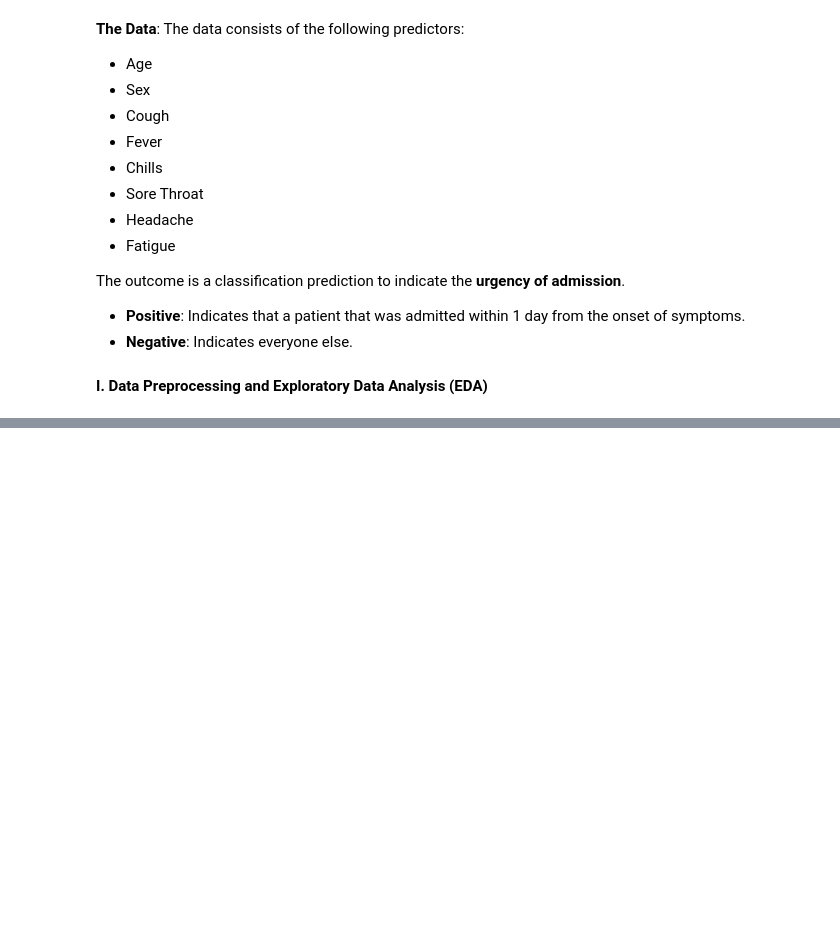
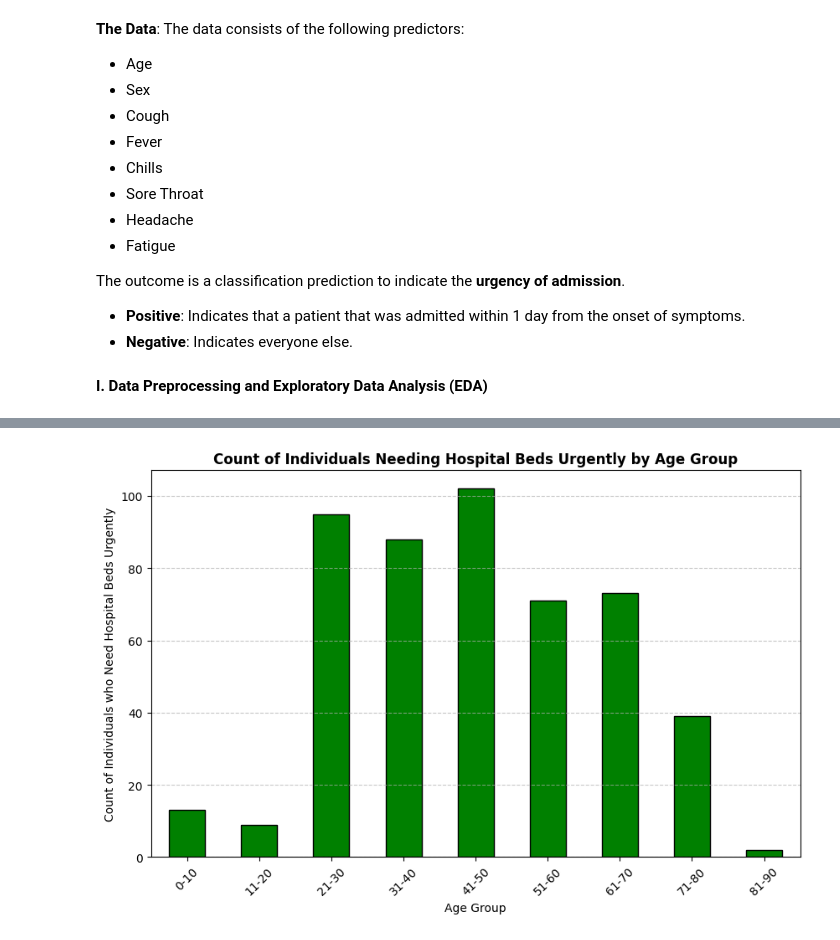
Before and after one commit to sayukiusui/Capstone-IDSCP, a Jupyter notebook: Capstone.ipynb, the cells around one changed output, grey strips where cells are left out. Saved outputs shown, nothing was run; the diff lists cells and outputs as text; code cells hidden in the pictures; blank space fills up the shorter version.

```diff
--- a/Capstone.ipynb
+++ b/Capstone.ipynb
@@ -22,0 +84,16 @@ The outcome is a classification prediction to indicate the **urgency of admissio
+# %%
+# kNN impute the missing data
+# Use a k value of 5
+
+# Your code here
+df_drop = df.drop('Urgency', axis=1)
+imputer = KNNImputer(n_neighbors=5)
+df_imputed = imputer.fit_transform(df_drop)
+# %%
+# Replace the original dataframe with the imputed data, continue to use df for the dataframe
+
+# Your code here
+df_imputed = pd.DataFrame(df_imputed, columns=df_drop.columns)
+df_imputed['Urgency']= df['Urgency']
+df = df_imputed
+df
@@ -22,0 +116,9 @@ The outcome is a classification prediction to indicate the **urgency of admissio
+# %%
+# Splitting the ages into bins or intervals
+age = df['age']
+
+bins = [0, 10, 20, 30, 40, 50, 60, 70, 80, 90]
+labels = ['0-10', '11-20', '21-30', '31-40', '41-50', '51-60', '61-70', '71-80', '81-90']
+df['Age_Group'] = pd.cut(df['age'], bins=bins, labels=labels, right=False)
+print(df)
+df.head()
@@ -22,0 +149,16 @@ The outcome is a classification prediction to indicate the **urgency of admissio
+# %%
+# Count the number of individuals needing hospital beds urgently in each age group
+urgency_counts = df.groupby('Age_Group')['Urgency'].sum()
+# %%
+# Plot an appropriate graph to answer the following question
+# Your code here
+plt.figure(figsize=(10, 6))
+urgency_counts.plot(kind='bar', color='green', edgecolor='black')
+plt.xlabel('Age Group', fontsize=10)
+plt.ylabel('Count of Individuals who Need Hospital Beds Urgently', fontsize=10)
+plt.title('Count of Individuals Needing Hospital Beds Urgently by Age Group', fontsize=12, weight='bold')
+plt.xticks(rotation=45)
+plt.grid(axis='y', linestyle='--', alpha=0.7)
+plt.show();
+# %% [output]
+[figure, added]
```
Also changed, not shown: parts of 62 cells of this notebook, 6 other files.
